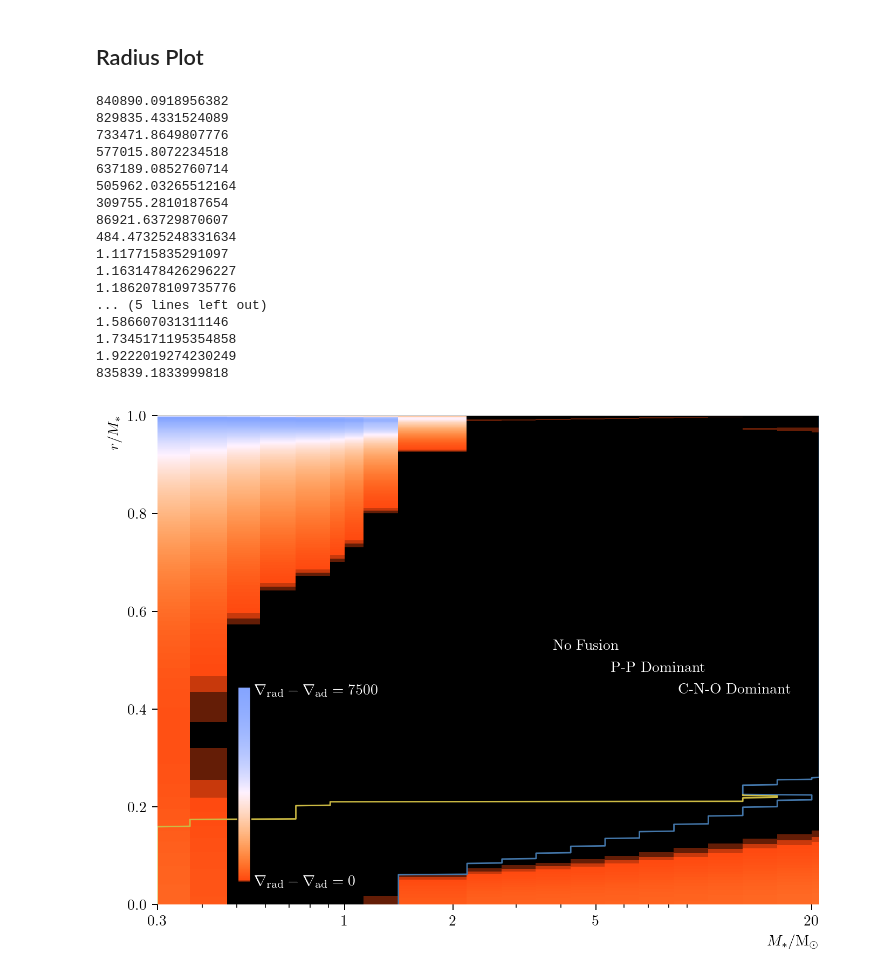
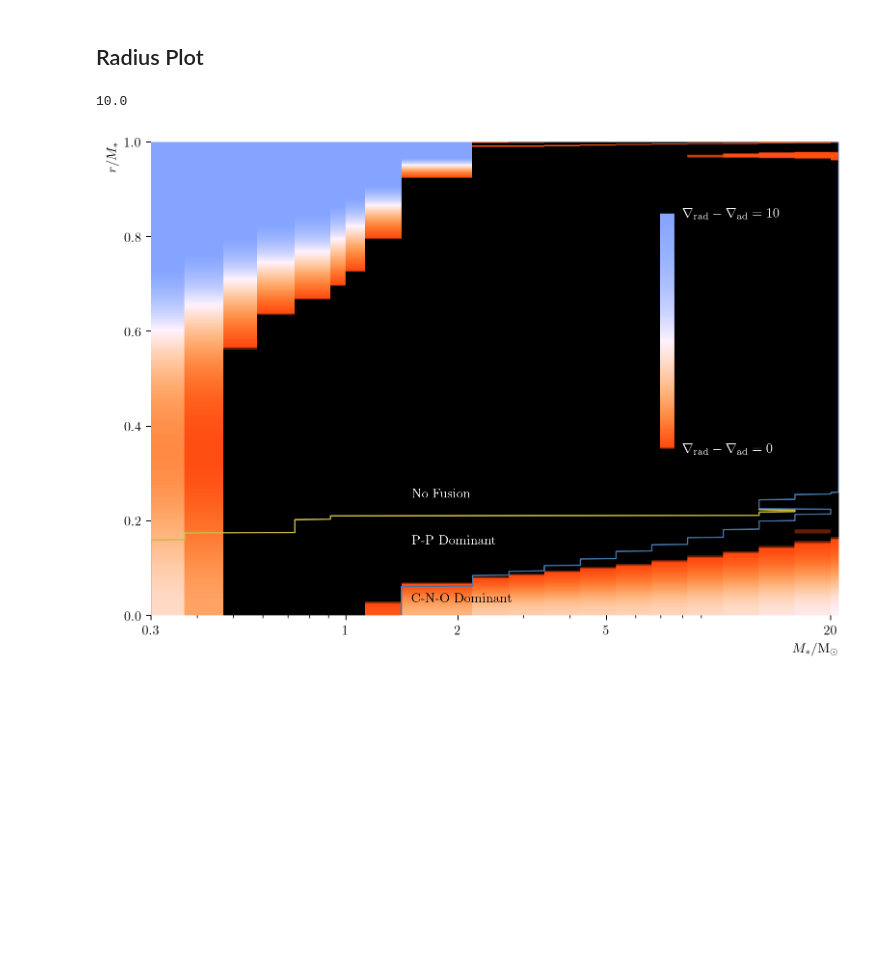
Before and after one commit to Professor-G/MESA, a Jupyter notebook: assignment_16.1.ipynb, the cells around one changed output. Cells and saved outputs as stored; diff of their text form; code cells hidden in the pictures; blank space fills up the shorter version.

Commit message:
Fixed plots with new data

```diff
--- a/assignment_16.1.ipynb
+++ b/assignment_16.1.ipynb
@@ -524,7 +489,6 @@ for model in models:
     masses.append(model["initial_mass"])
     norm_rad_pro = 10**model["logR"] / model["photosphere_r"]
     convectivity = model["gradr"] - model["grada"]
-    print(convectivity.max())
     pp = model["pp"]
     cno = model["cno"]
     lengths.append(model["num_zones"])
@@ -569,60 +533,43 @@ for cno, pp in zip(cno_dominant.T, pp_dominant.T):
     if cno_masses.size == 0:
         cno_boundary.append(np.nan)
     else:
         cno_boundary.append(cno_masses.min())
 
 cno_boundary = np.array(cno_boundary)
 pp_boundary = np.array(pp_boundary)
 cno_boundary[np.isnan(cno_boundary)] = 21
+convects[convects > 10] = 10
 
-img = np.array(img)
-
-fig, ax = plt.subplots(1, 1, dpi=200, figsize=(8, 6))
+fig, ax = plt.subplots(1, 1, dpi=200, figsize=(8, 6.5))
 X, Y = np.meshgrid(np.append(masses, 21), np.append(rad_pro, 1.01))
 im = ax.pcolor(X, Y, np.log10(1 + convects.T),
             #    extent=[masses[0], masses[-1], 0, 1], interpolation="nearest",
             #    aspect="auto", origin="lower"
                cmap=bbody_cmap)
 
 ax.plot(cno_boundary, mass_pro)
 ax.plot(pp_boundary, mass_pro, color=[0.8, 0.733, 0.267])
 ax.grid(False)
 # ax.set_yscale("log")
 fig.set_facecolor("white")
 ax.set_xscale("log")
 ax.set_xlim(0.3, 21)
 ax.set_ylim(0, 1.0)
 ax.xaxis.set_major_formatter(mass_ticks)
 ax.xaxis.set_ticks([0.3, 1, 2, 5, 20])
-cbar = fig.colorbar(im, ticks=[], shrink=0.4, aspect=15, location="left",
-                    pad=-0.14, anchor=(1, 0.075))
+cbar = fig.colorbar(im, ticks=[], shrink=0.5, aspect=15, location="right",
+                    pad=-0.3, anchor=(1, 0.7))
 ax.set_xlabel(r"$M_*/\mathrm{M_\odot}$")
 ax.set_ylabel(r"$r/M_*$")
-ax.annotate(r"$\nabla_\mathrm{rad} - \nabla_{\mathrm{ad}}=0$", (0.56, 0.04), c="white",
-            zorder=5)
-ax.annotate(r"$\nabla_\mathrm{rad} - \nabla_{\mathrm{ad}}=7500$", (0.56, 0.43), c="white",
-            zorder=5)
-ax.annotate("P-P Dominant", (5.5, 0.475), color="white")
-ax.annotate("C-N-O Dominant", (8.5, 0.431), color="white")
-ax.annotate("No Fusion", (3.8, 0.522), color="white")
+ax.annotate(r"$\nabla_\mathrm{rad} - \nabla_{\mathrm{ad}}=10$", (8, 0.842),
+            c="white", zorder=5)
+ax.annotate(r"$\nabla_\mathrm{rad} - \nabla_{\mathrm{ad}}=0$", (8, 0.345),
+            c="white", zorder=5)
+ax.annotate("No Fusion", (1.5, 0.25), color="white")
+ax.annotate("P-P Dominant", (1.5, 0.15), color="white")
+ax.annotate("C-N-O Dominant", (1.5, 0.0275), color="k")
 fig.savefig("r_heatmap.png", dpi=400)
 print(convects.max())
 # %% [output]
-840890.0918956382
-829835.4331524089
-733471.8649807776
-577015.8072234518
-637189.0852760714
-505962.03265512164
-309755.2810187654
-86921.63729870607
-484.47325248331634
-1.117715835291097
-1.1631478426296227
-1.1862078109735776
-... (5 lines left out)
-1.586607031311146
-1.7345171195354858
-1.9222019274230249
-835839.1833999818
+10.0
-[figure, old version]
+[figure, new version]
```
Also changed, not shown: parts of 4 cells of this notebook, 3 other files.
